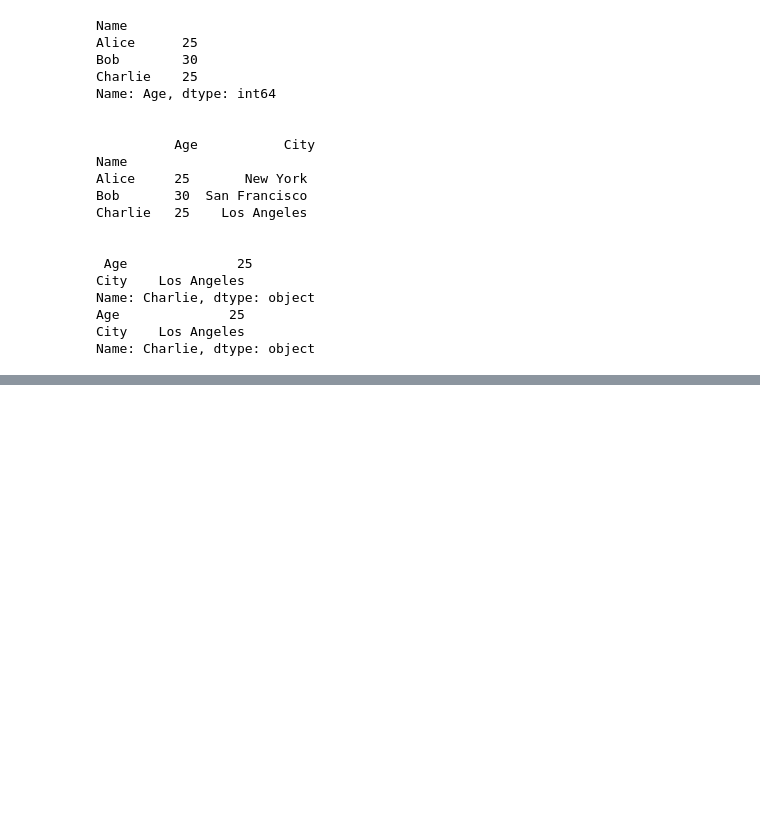
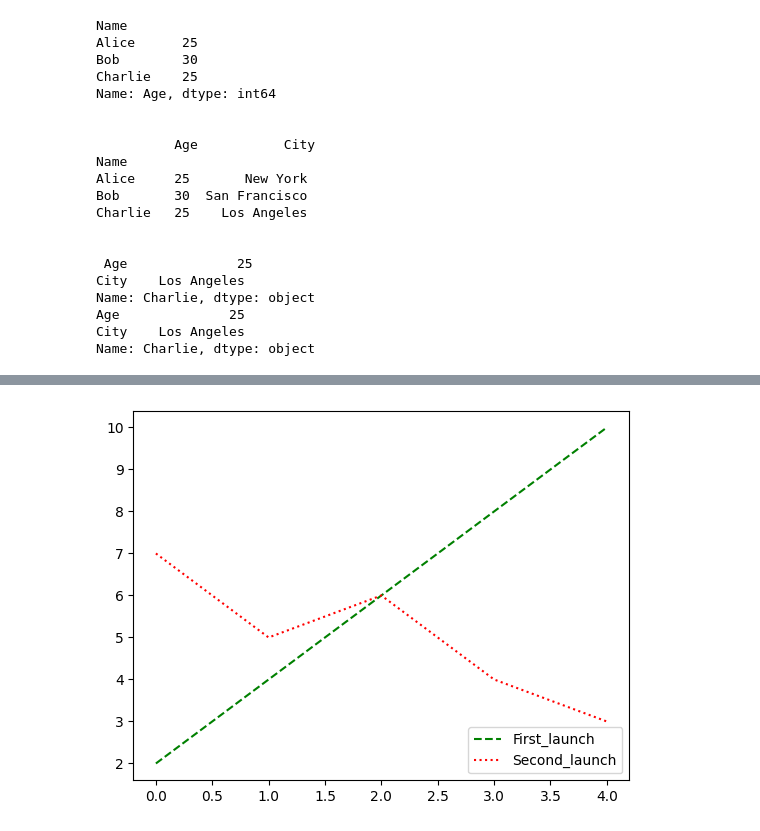
Before and after one commit to Aerospace-prog/Python-For-AI-Ml, a Jupyter notebook: Python_For_Ai_Ml.ipynb, the cells around one changed output, grey strips where cells are left out. Drawn from its saved outputs; the diff is of its cells as text; code cells hidden in the pictures; blank space fills up the shorter version.

```diff
--- a/Python_For_Ai_Ml.ipynb
+++ b/Python_For_Ai_Ml.ipynb
@@ -1849,0 +1950,28 @@ Name: Charlie, dtype: object
+# %%
+#Positioning a Legend
+
+# Adding a legend in your graph
+
+import matplotlib.pyplot as plt
+import pandas as pd
+import numpy as np
+
+arr1 = np.arange(5)
+arr2 = np.array([2,4,6,8,10])
+arr3 = np.array([7,5,6,4,3])
+
+fig = plt.figure()
+ax = plt.subplot()
+
+# Plotting two different subplots(line graphs)
+ax.plot(arr1,arr2, "g--", label = "First_launch")
+ax.plot(arr1,arr3, "r:", label = "Second_launch")
+
+#Adding the legend
+
+plt.legend(loc = "lower right")
+plt.show()
+
+#(loc = "upper left", upper right, upper center, lower left, lower right, lower center, center)
+# %% [output]
+[figure, added]
```
Also changed, not shown: parts of 80 cells of this notebook.
